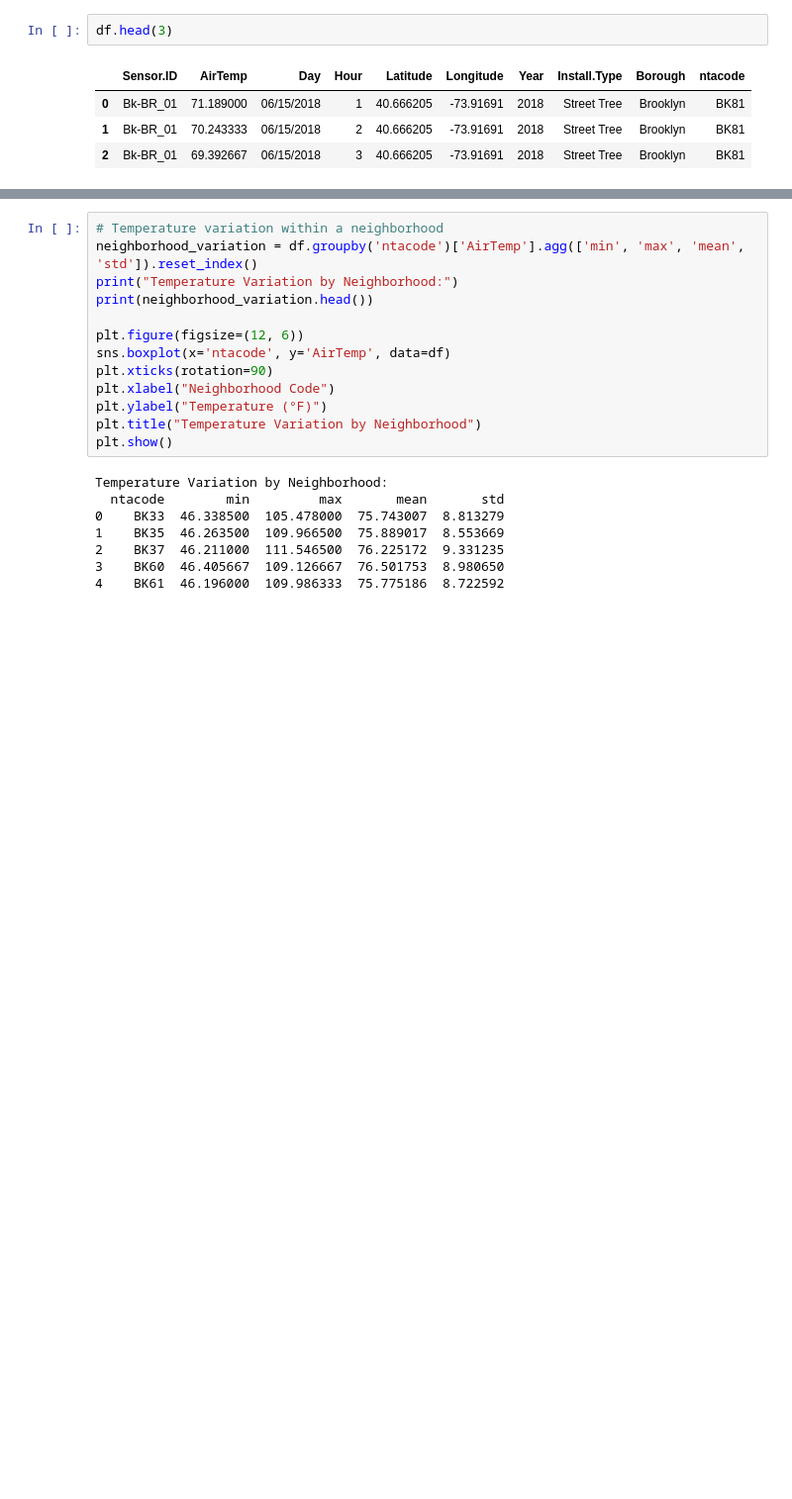
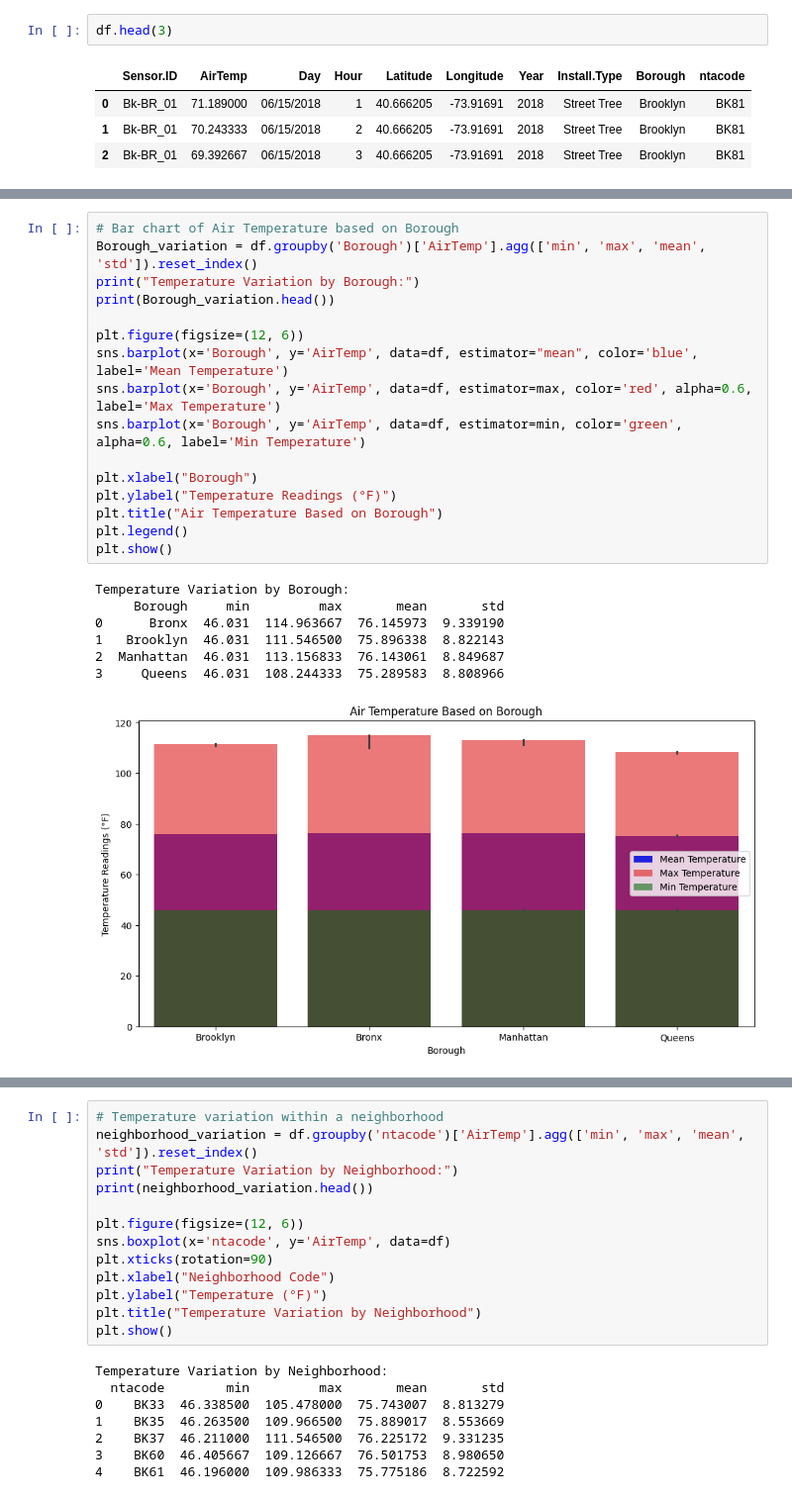
Before and after one commit to IfeoluwaRuth/Hyperlocal-Temperature-Monitoring, a Jupyter notebook: hyperlocal_tem_Analysis.ipynb, the cells around one changed output, grey strips where cells are left out. Shown: that part at 99% size. Drawn from its saved outputs; the diff is of its cells as text; blank space fills up the shorter version.

```diff
--- a/hyperlocal_tem_Analysis.ipynb
+++ b/hyperlocal_tem_Analysis.ipynb
@@ -56,3 +82,27 @@ df
 | 2097148 | Q-CH_26 | 75.696000 | 09/07/2019 | 18 | 40.699578 | -73.73876 | 2019 | Light Pole | Queens | QN33 | ... |
 | 2097149 | Q-CH_26 | 72.359000 | 09/07/2019 | 19 | 40.699578 | -73.73876 | 2019 | Light Pole | Queens | QN33 | ... |
 2097150 rows × 11 columns
+# %%
+# Bar chart of Air Temperature based on Borough
+Borough_variation = df.groupby('Borough')['AirTemp'].agg(['min', 'max', 'mean', 'std']).reset_index()
+print("Temperature Variation by Borough:")
+print(Borough_variation.head())
+
+plt.figure(figsize=(12, 6))
+sns.barplot(x='Borough', y='AirTemp', data=df, estimator="mean", color='blue', label='Mean Temperature')
+sns.barplot(x='Borough', y='AirTemp', data=df, estimator=max, color='red', alpha=0.6, label='Max Temperature')
+sns.barplot(x='Borough', y='AirTemp', data=df, estimator=min, color='green', alpha=0.6, label='Min Temperature')
+
+plt.xlabel("Borough")
+plt.ylabel("Temperature Readings (°F)")
+plt.title("Air Temperature Based on Borough")
+plt.legend()
+plt.show()
+# %% [output]
+Temperature Variation by Borough:
+     Borough     min         max       mean       std
+0      Bronx  46.031  114.963667  76.145973  9.339190
+1   Brooklyn  46.031  111.546500  75.896338  8.822143
+2  Manhattan  46.031  113.156833  76.143061  8.849687
+3     Queens  46.031  108.244333  75.289583  8.808966
+[figure, added]
```
Also changed, not shown: parts of 12 cells of this notebook.
